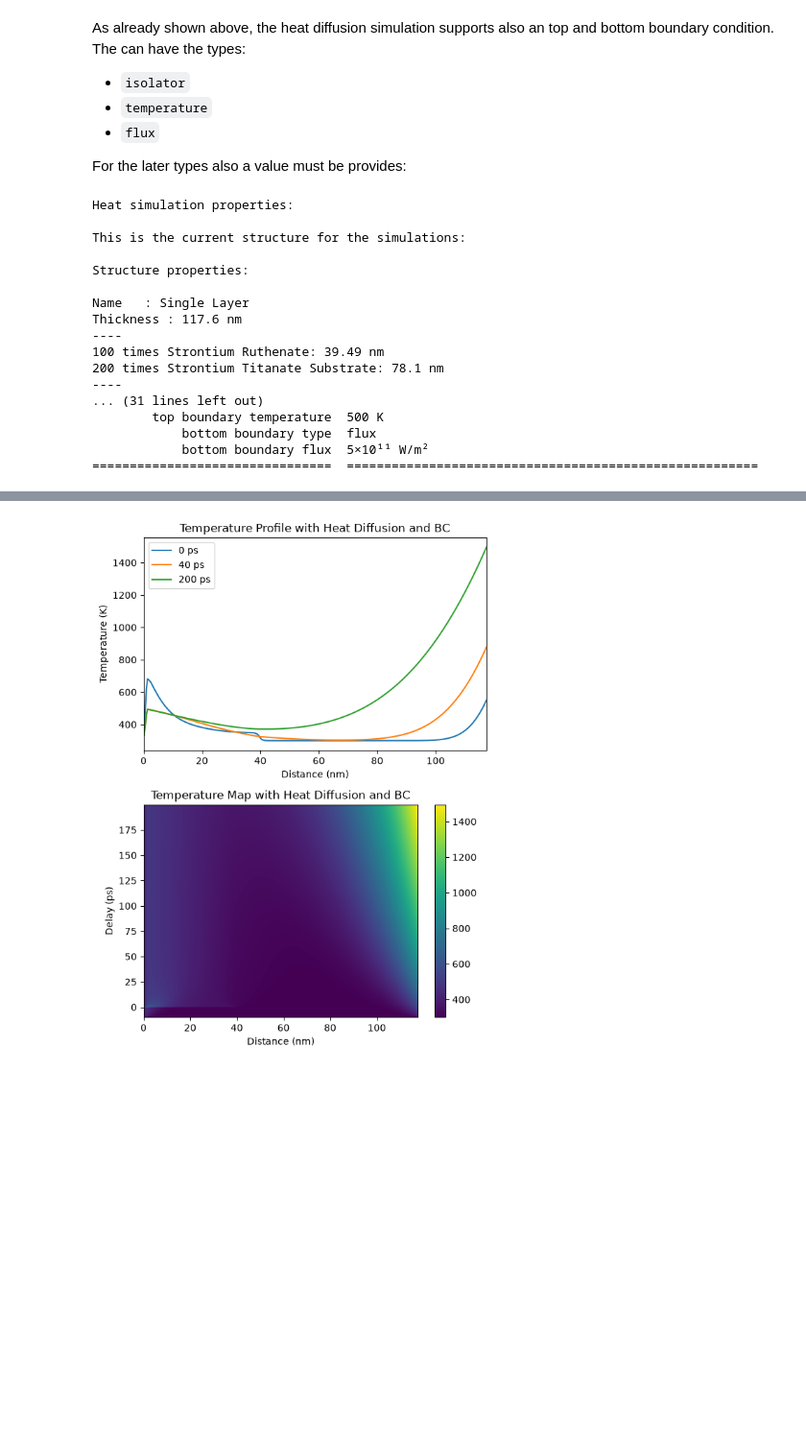
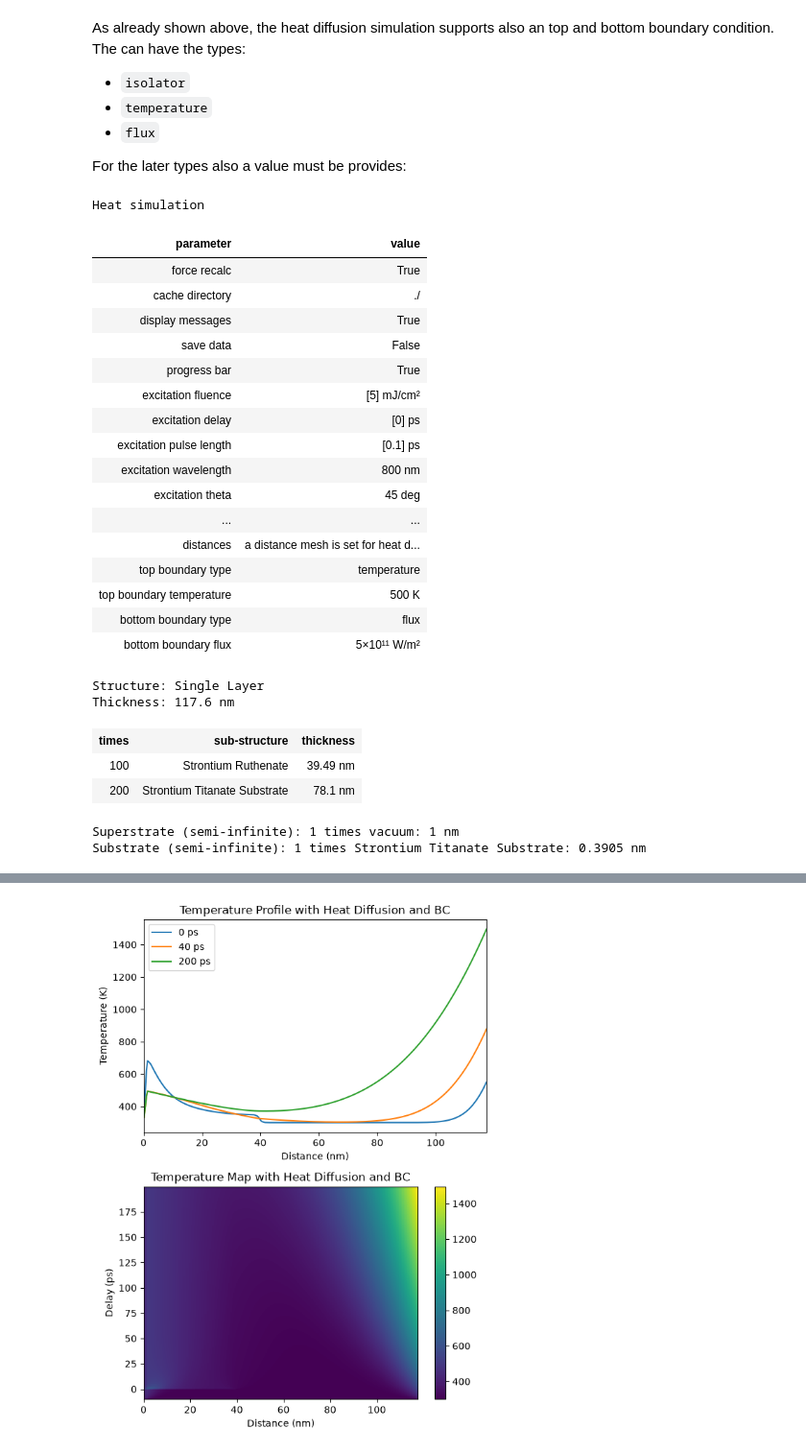
Before and after one commit to dschick/udkm1Dsim, a Jupyter notebook: examples/02-heat/01-excitation_NTM.ipynb, the cells around one changed output, grey strips where cells are left out. Shown at 96% size. Saved outputs shown, nothing was run; the diff lists cells and outputs as text; code cells hidden in the pictures; blank space fills up the shorter version.

```diff
--- a/examples/02-heat/01-excitation_NTM.ipynb
+++ b/examples/02-heat/01-excitation_NTM.ipynb
@@ -372,30 +380,38 @@ For the later types also a value must be provides:
 # %%
 h.boundary_conditions = {
     "top_type": "temperature",
     "top_value": 500 * u.K,
     "bottom_type": "flux",
     "bottom_value": 5e11 * u.W / u.m**2,
 }
 
-print(h)
+h
 # %% [output]
-Heat simulation properties:
-
-This is the current structure for the simulations:
-
-Structure properties:
-
-Name   : Single Layer
-Thickness : 117.6 nm
-----
-100 times Strontium Ruthenate: 39.49 nm
-200 times Strontium Titanate Substrate: 78.1 nm
-----
-... (31 lines left out)
-        top boundary temperature  500 K
-            bottom boundary type  flux
-            bottom boundary flux  5×10¹¹ W/m²
-================================  =======================================================
+Heat simulation
+| parameter | value |
+| force recalc | True |
+| cache directory | ./ |
+| display messages | True |
+| save data | False |
+| progress bar | True |
+| excitation fluence | [5] mJ/cm² |
+| excitation delay | [0] ps |
+| excitation pulse length | [0.1] ps |
+| excitation wavelength | 800 nm |
+| excitation theta | 45 deg |
+| ... | ... |
+| distances | a distance mesh is set for heat d... |
+| top boundary type | temperature |
+| top boundary temperature | 500 K |
+| bottom boundary type | flux |
+| bottom boundary flux | 5×10¹¹ W/m² |
+Structure: Single Layer
+Thickness: 117.6 nm
+| times | sub-structure | thickness |
+| 100 | Strontium Ruthenate | 39.49 nm |
+| 200 | Strontium Titanate Substrate | 78.1 nm |
+Superstrate (semi-infinite): 1 times vacuum: 1 nm
+Substrate (semi-infinite): 1 times Strontium Titanate Substrate: 0.3905 nm
 # %%
 # The resulting temperature profile is calculated in one line:
 temp_map, delta_temp = h.get_temp_map(delays, 300 * u.K)
```
Also changed, not shown: parts of 9 cells of this notebook, 11 other files.
